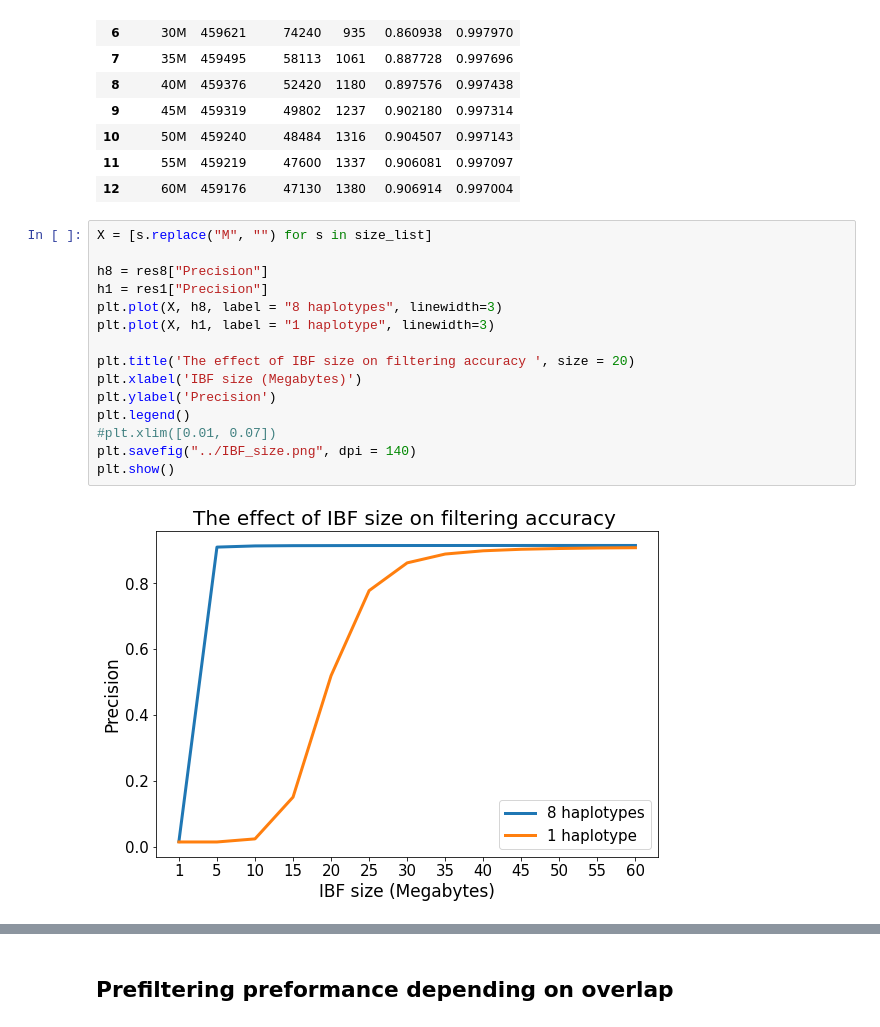
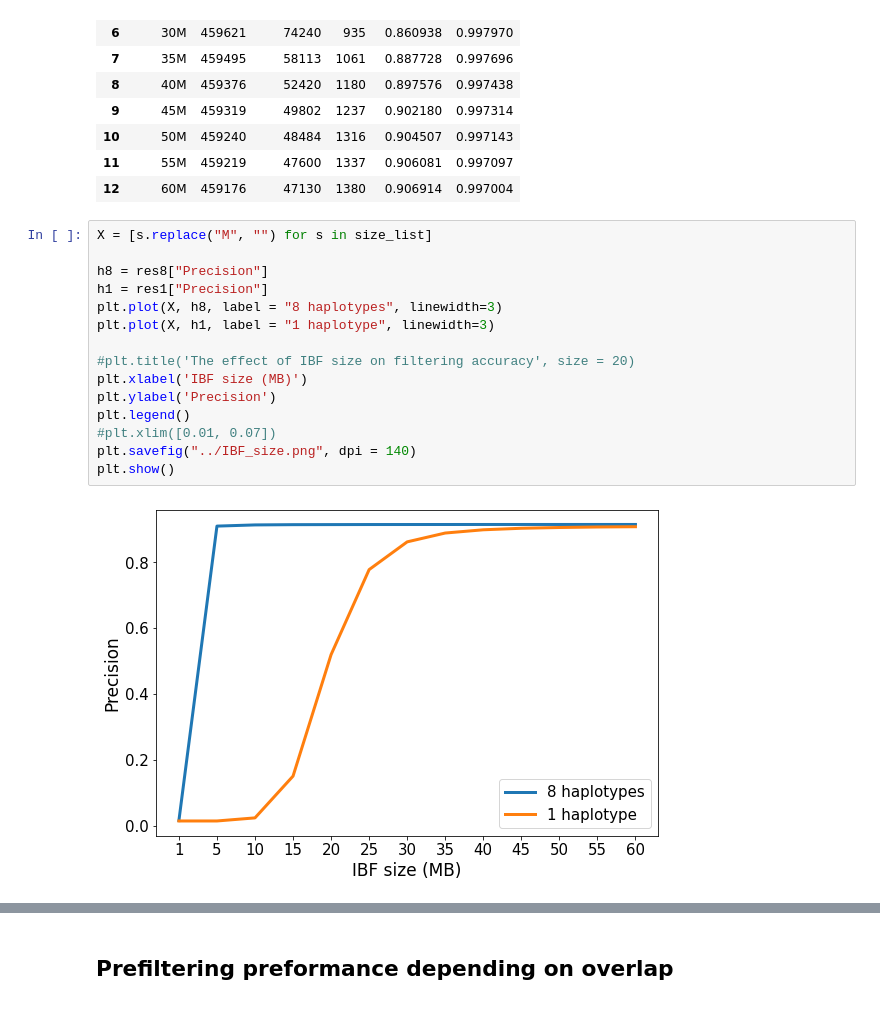
Before and after one commit to eaasna/test-DREAM-stellar, a Jupyter notebook: valik-parameters/scripts/Assess accuracy.ipynb, the cells around one changed output, grey strips where cells are left out. Drawn from its saved outputs; the diff is of its cells as text.

```diff
--- a/valik-parameters/scripts/Assess accuracy.ipynb
+++ b/valik-parameters/scripts/Assess accuracy.ipynb
@@ -160,17 +163,17 @@ res1
 # %%
 X = [s.replace("M", "") for s in size_list]
 
 h8 = res8["Precision"]
 h1 = res1["Precision"]
 plt.plot(X, h8, label = "8 haplotypes", linewidth=3)
 plt.plot(X, h1, label = "1 haplotype", linewidth=3)
 
-plt.title('The effect of IBF size on filtering accuracy ', size = 20)
-plt.xlabel('IBF size (Megabytes)')
+#plt.title('The effect of IBF size on filtering accuracy', size = 20)
+plt.xlabel('IBF size (MB)')
 plt.ylabel('Precision')
 plt.legend()
 #plt.xlim([0.01, 0.07])
 plt.savefig("../IBF_size.png", dpi = 140)
 plt.show()
 # %% [output]
-[figure, old version]
+[figure, new version]
```
Also changed, not shown: parts of 6 cells of this notebook, 2 other files.
